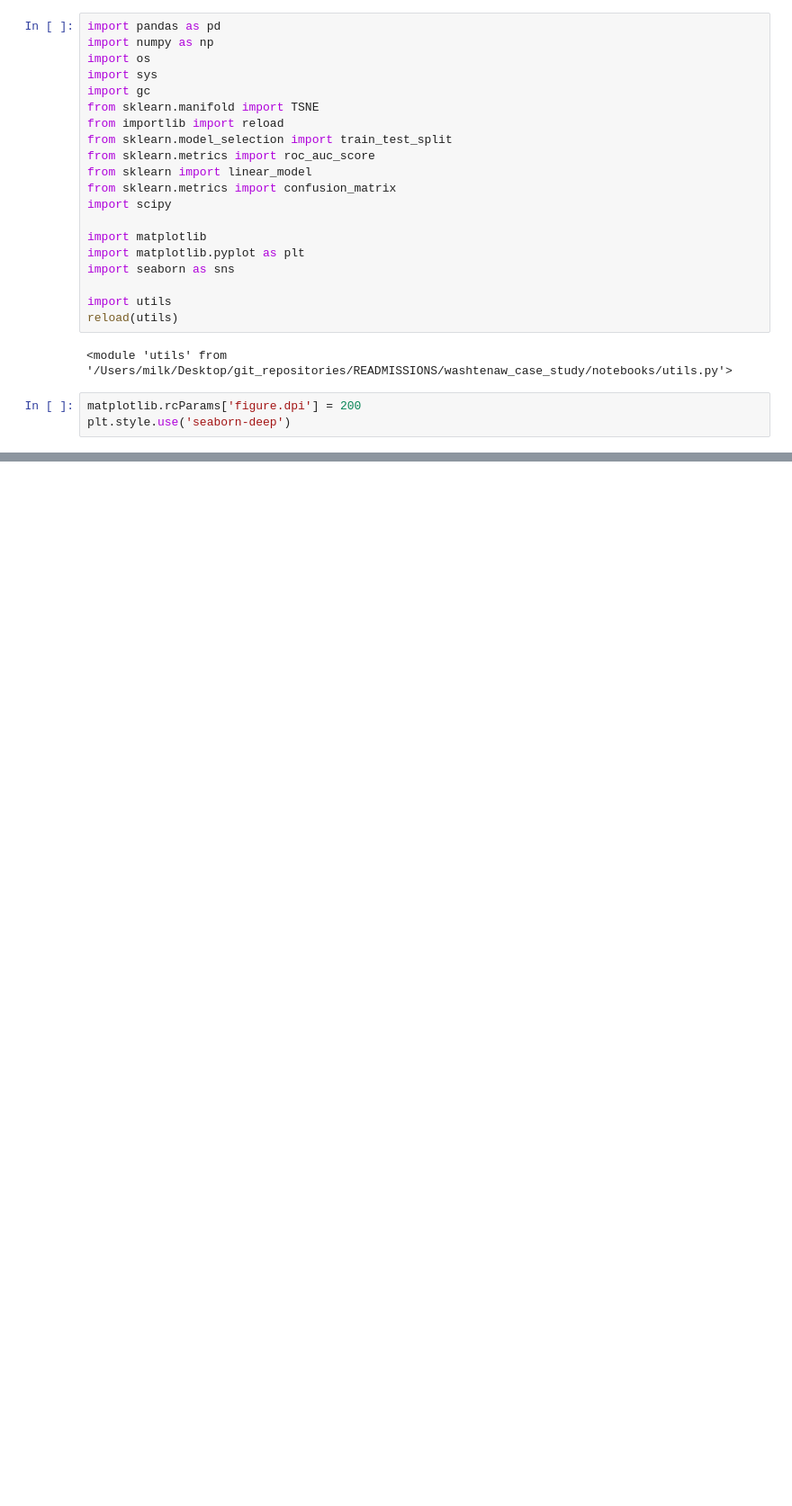
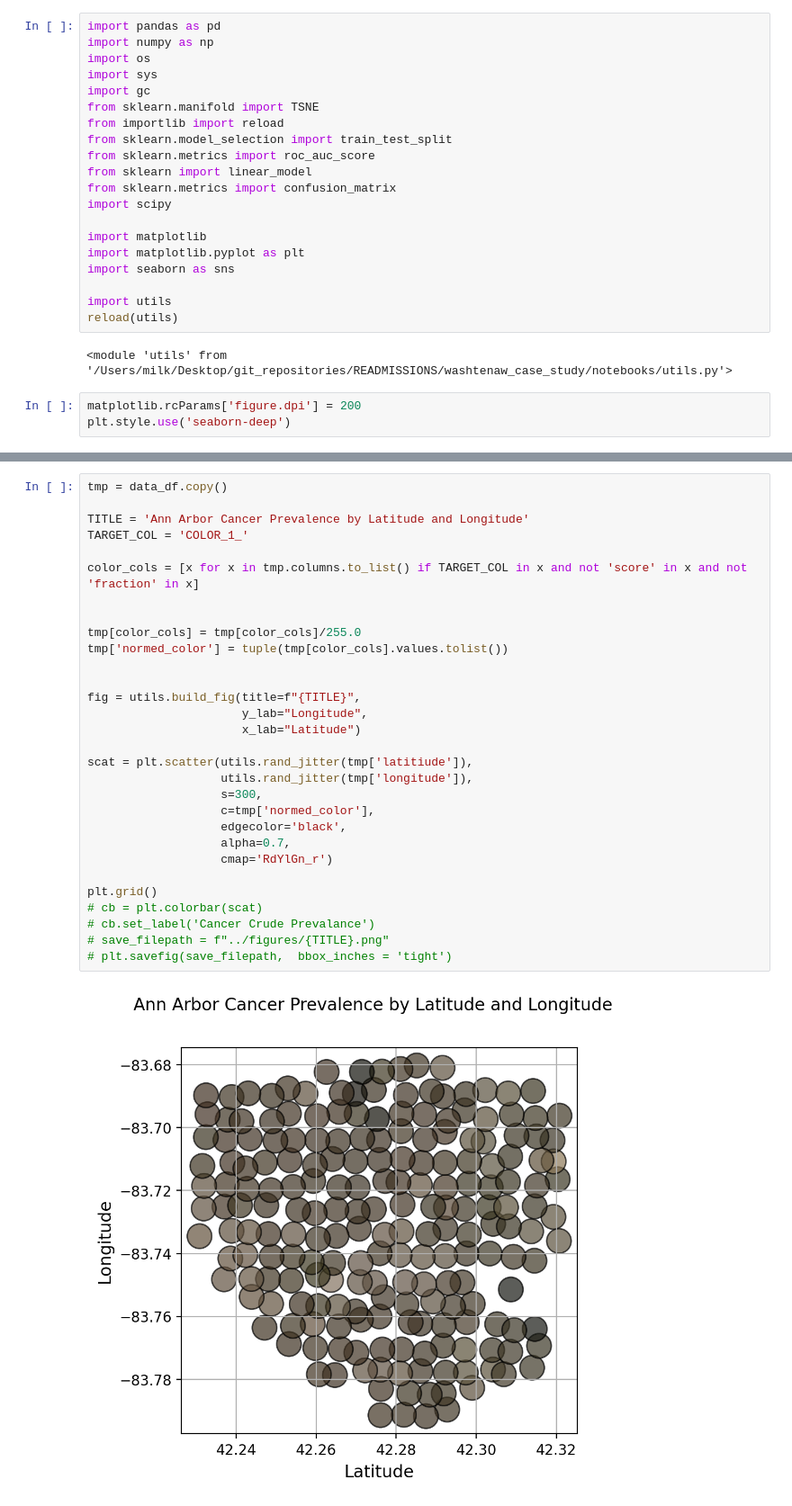
Before and after one commit to CooperStansbury/READMISSIONS, a Jupyter notebook: Washtenaw_case_study/notebooks/500_cities_analysis.ipynb, the cells around one changed output, grey strips where cells are left out. Shown at 90% size. Cells and saved outputs as stored; diff of their text form; blank space fills up the shorter version.

```diff
--- a/Washtenaw_case_study/notebooks/500_cities_analysis.ipynb
+++ b/Washtenaw_case_study/notebooks/500_cities_analysis.ipynb
@@ -158,0 +201,32 @@ PREVALENCE
+# %%
+tmp = data_df.copy()
+
+TITLE = 'Ann Arbor Cancer Prevalence by Latitude and Longitude'
+TARGET_COL = 'COLOR_1_'
+
+color_cols = [x for x in tmp.columns.to_list() if TARGET_COL in x and not 'score' in x and not 'fraction' in x]
+
+
+tmp[color_cols] = tmp[color_cols]/255.0
+tmp['normed_color'] = tuple(tmp[color_cols].values.tolist())
+
+
+fig = utils.build_fig(title=f"{TITLE}",
+                      y_lab="Longitude",
+                      x_lab="Latitude")
+
+scat = plt.scatter(utils.rand_jitter(tmp['latitiude']),
+                   utils.rand_jitter(tmp['longitude']),
+                   s=300,
+                   c=tmp['normed_color'],
+                   edgecolor='black',
+                   alpha=0.7,
+                   cmap='RdYlGn_r')
+
+plt.grid()
+# cb = plt.colorbar(scat)
+# cb.set_label('Cancer Crude Prevalance')
+# save_filepath = f"../figures/{TITLE}.png"
+# plt.savefig(save_filepath,  bbox_inches = 'tight')
+# %% [output]
+[figure, added]
```
Also changed, not shown: parts of 13 cells of this notebook, 8 other files.
